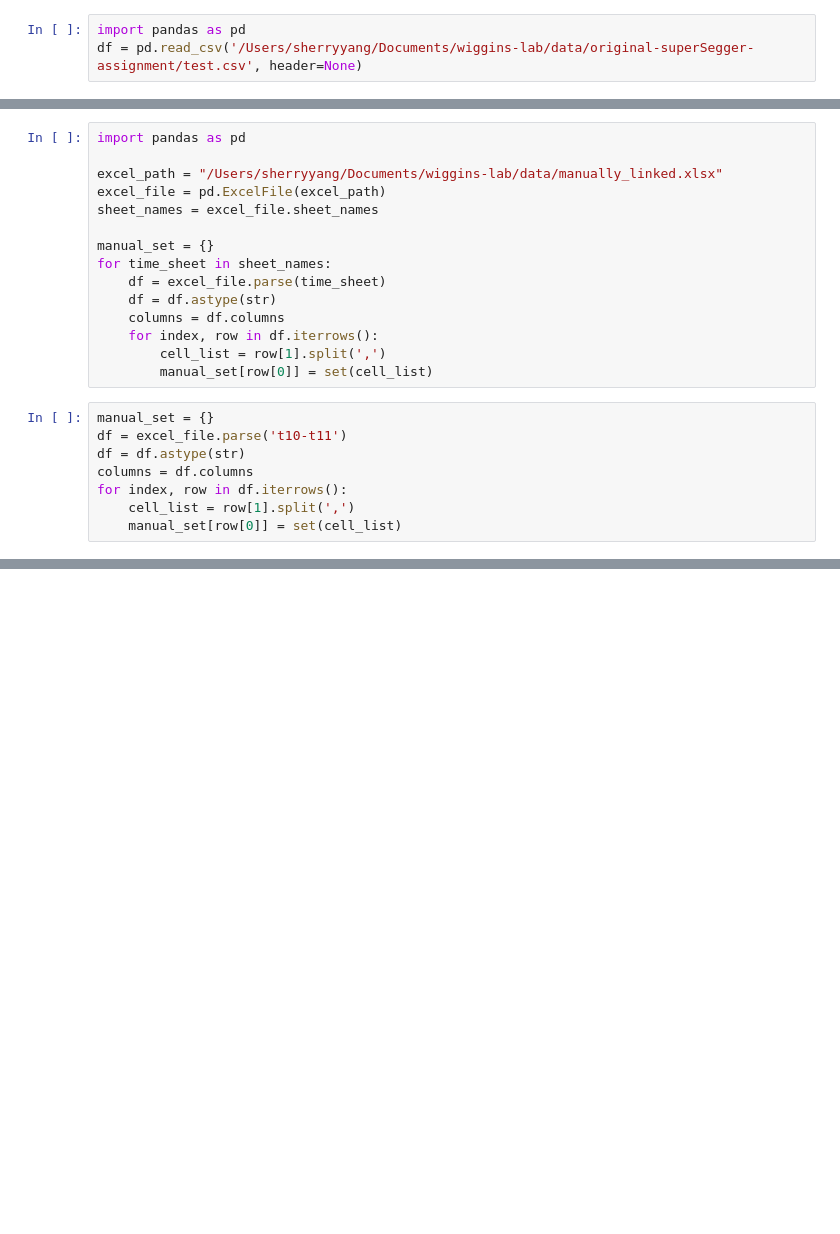
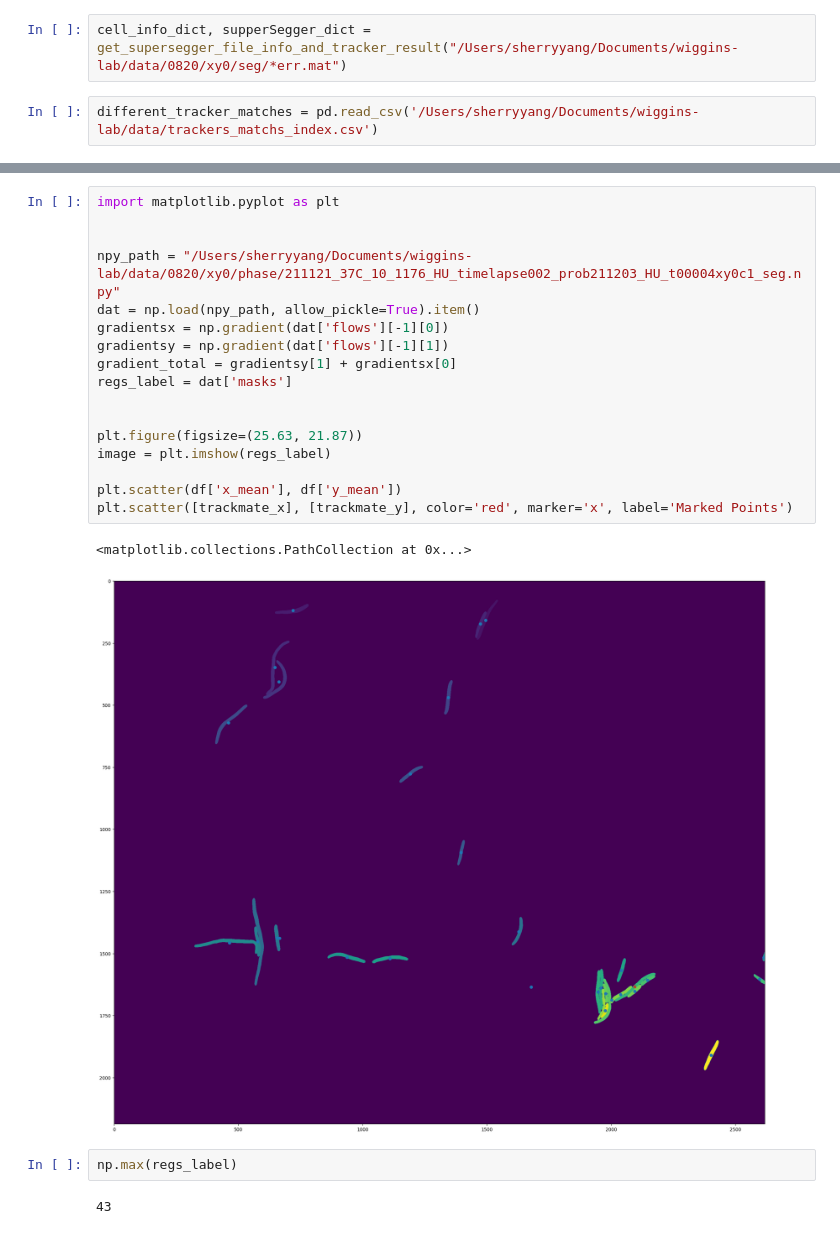
Before and after one commit to yyang35/super-segger-tracker, a Jupyter notebook: [anaylze]_correctness.ipynb, the cells around one changed output, grey strips where cells are left out. Cells and saved outputs as stored; diff of their text form; blank space fills up the shorter version.

```diff
--- a/[anaylze]_correctness.ipynb
+++ b/[anaylze]_correctness.ipynb
@@ -1,3 +79,4 @@
+# %%
+cell_info_dict, supperSegger_dict = get_supersegger_file_info_and_tracker_result("/Users/sherryyang/Documents/wiggins-lab/data/0820/xy0/seg/*err.mat")
 # %%
-import pandas as pd
-df = pd.read_csv('/Users/sherryyang/Documents/wiggins-lab/data/original-superSegger-assignment/test.csv', header=None)
+different_tracker_matches = pd.read_csv('/Users/sherryyang/Documents/wiggins-lab/data/trackers_matchs_index.csv')
@@ -30,23 +82,0 @@ for index, row in df.iterrows():
-# %%
-import pandas as pd
-
-excel_path = "/Users/sherryyang/Documents/wiggins-lab/data/manually_linked.xlsx"
-excel_file = pd.ExcelFile(excel_path)
-sheet_names = excel_file.sheet_names
-
-manual_set = {}
-for time_sheet in sheet_names:
-    df = excel_file.parse(time_sheet)
-    df = df.astype(str)
-    columns = df.columns
-    for index, row in df.iterrows():
-        cell_list = row[1].split(',')
-        manual_set[row[0]] = set(cell_list)
-# %%
-manual_set = {}
-df = excel_file.parse('t10-t11')
-df = df.astype(str)
-columns = df.columns
-for index, row in df.iterrows():
-    cell_list = row[1].split(',')
-    manual_set[row[0]] = set(cell_list)
@@ -103,0 +150,24 @@ supersegger_assignments_set
+# %%
+import matplotlib.pyplot as plt
+
+
+npy_path = "/Users/sherryyang/Documents/wiggins-lab/data/0820/xy0/phase/211121_37C_10_1176_HU_timelapse002_prob211203_HU_t00004xy0c1_seg.npy"
+dat = np.load(npy_path, allow_pickle=True).item()
+gradientsx = np.gradient(dat['flows'][-1][0])
+gradientsy = np.gradient(dat['flows'][-1][1])
+gradient_total = gradientsy[1] + gradientsx[0]
+regs_label = dat['masks']
+
+
+plt.figure(figsize=(25.63, 21.87))
+image = plt.imshow(regs_label)
+
+plt.scatter(df['x_mean'], df['y_mean'])
+plt.scatter([trackmate_x], [trackmate_y], color='red', marker='x', label='Marked Points')
+# %% [output]
+<matplotlib.collections.PathCollection at 0x...>
+[figure, added]
+# %%
+np.max(regs_label)
+# %% [output]
+43
```
Also changed, not shown: parts of 14 cells of this notebook, 12 other files.
